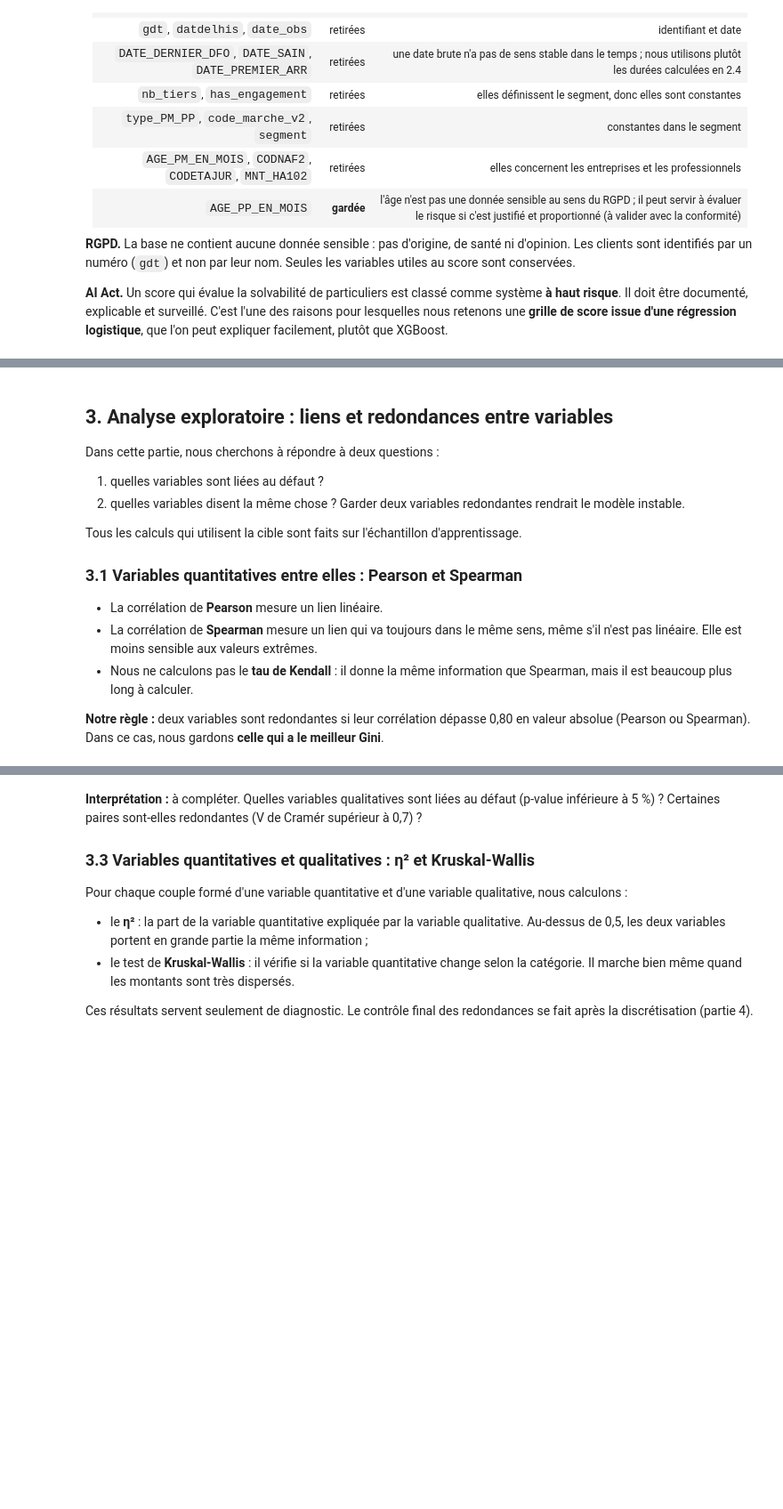
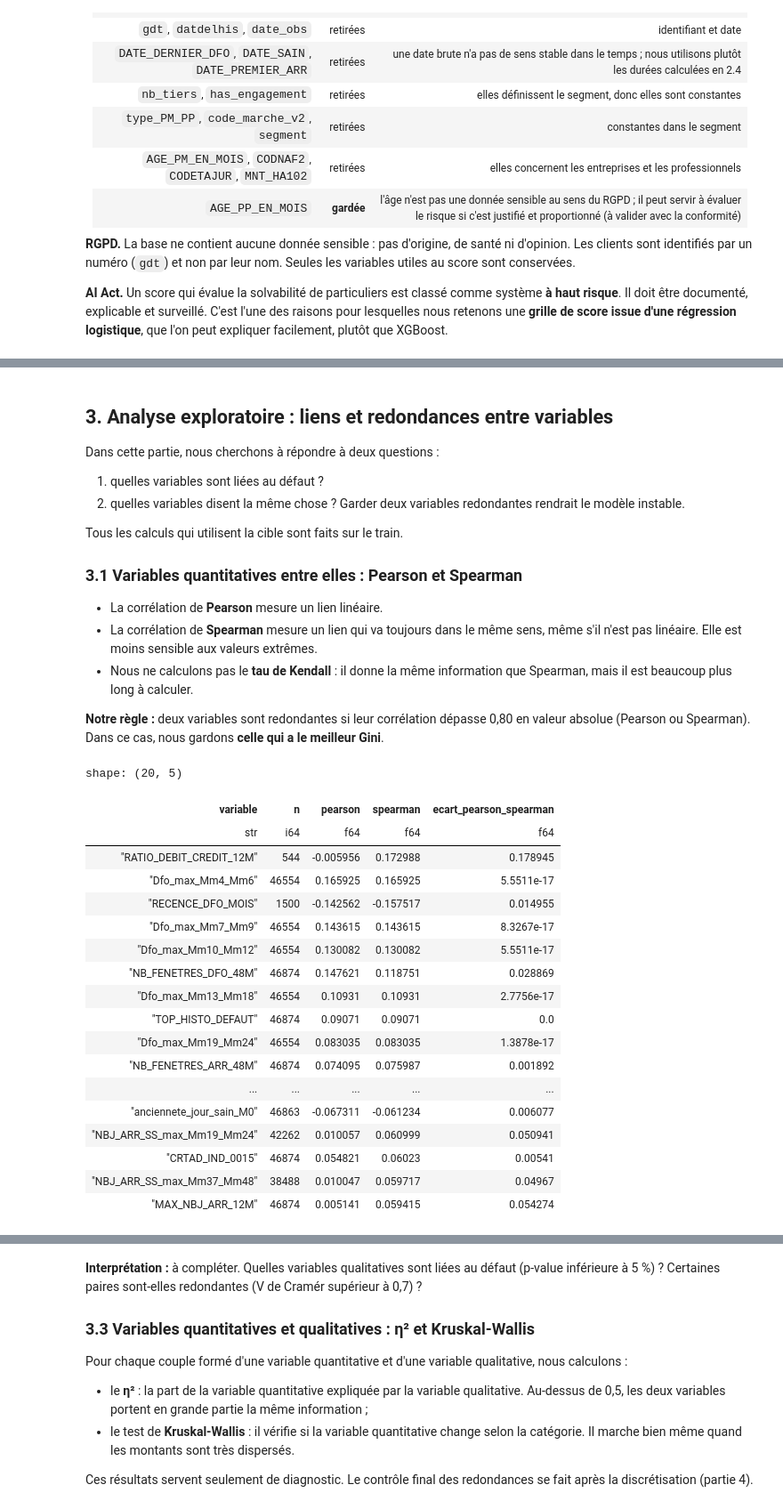
Before and after one commit to fulfam97/Projet-scoring, a Jupyter notebook: Analyse_Mono_Sans_Engagement_decoupe.ipynb, the cells around one changed output, grey strips where cells are left out. Shown at 89% size. Drawn from its saved outputs; the diff is of its cells as text; code cells hidden in the pictures; blank space fills up the shorter version.

Commit message:
Mise à jour du notebook Analyse_Mono_Sans_Engagement_decoupe et suppression de Analyse_Mono_Sans_Engagement
Co-Authored-By: Claude Opus 5.5 <noreply@anthropic.com>

```diff
--- a/Analyse_Mono_Sans_Engagement_decoupe.ipynb
+++ b/Analyse_Mono_Sans_Engagement_decoupe.ipynb
@@ -561,7 +665,7 @@ DATES_ABSOLUES = {"DATE_DERNIER_DFO", "DATE_SAIN", "DATE_PREMIER_ARR"}
 base_interaction = [c for c in quanti_brutes if c not in EXCLUES_MANQUANTS | EXCLUES_CONSTANTES | DATES_ABSOLUES]
 base_interaction += [c for c in NOUVELLES_FEATURES if train.schema[c].is_numeric()]
 
-gini_interaction = fe.gini_univarie(fit, base_interaction, TARGET).filter(pl.col("n_classes") > 2)
+gini_interaction = fe.gini_univarie(train, base_interaction, TARGET).filter(pl.col("n_classes") > 2)
 top_interaction = gini_interaction["variable"].head(NB_VARIABLES_INTERACTION).to_list()
 paires = list(combinations(top_interaction, 2))[:NB_INTERACTIONS]
 
@@ -569,23 +675,23 @@ print("Variables utilisées pour les croisements :", top_interaction)
 # %%
-# Un arbre par paire : ajusté sur l'apprentissage, puis appliqué au train et au test
+# Un arbre par paire : ajusté sur le train, puis appliqué au train et au test
 INTERACTIONS = {}
+ARBRES = {}
 
 for k, paire in enumerate(paires, start=1):
     nom = f"INTER_{k}"
-    arbre = fe.ajuster_interaction_arbre(fit, list(paire), TARGET,
+    arbre = fe.ajuster_interaction_arbre(train, list(paire), TARGET,
                                          profondeur=PROFONDEUR_INTERACTION, min_part_feuille=PART_MIN)
     train = fe.appliquer_interaction_arbre(train, arbre, list(paire), nom)
     test = fe.appliquer_interaction_arbre(test, arbre, list(paire), nom)
     INTERACTIONS[nom] = paire
+    ARBRES[nom] = arbre
     NOUVELLES_FEATURES.append(nom)
-
-fit, val = sous_echantillons(train)
 # %%
 # Taux de défaut dans chaque feuille des arbres
 for nom, paire in INTERACTIONS.items():
     print(f"{nom} = croisement de {paire}")
     display(
-        fit.group_by(nom)
+        train.group_by(nom)
         .agg(n=pl.len(), n_defauts=pl.col(TARGET).sum(), taux=pl.col(TARGET).mean())
         .sort("taux")
     )
@@ -637,6 +883,8 @@ for c in EXCLUES_MANQUANTS:
     EXCLUSIONS[c] = "manquante dans 90 % des cas ou plus"
 for c in EXCLUES_CONSTANTES:
     EXCLUSIONS[c] = "quasi constante"
+for c in EXCLUES_FAUSSES_INTER:
+    EXCLUSIONS[c] = "croisement sur une seule variable"
 for c, motif in EXCLUES_25.items():
     if c in train.columns:
         EXCLUSIONS[c] = motif
@@ -658,7 +925,7 @@ Dans cette partie, nous cherchons à répondre à deux questions :
 1. quelles variables sont liées au défaut ?
 2. quelles variables disent la même chose ? Garder deux variables redondantes rendrait le modèle instable.
 
-Tous les calculs qui utilisent la cible sont faits sur l'échantillon d'apprentissage.
+Tous les calculs qui utilisent la cible sont faits sur le train.
 
 ### 3.1 Variables quantitatives entre elles : Pearson et Spearman
 
@@ -670,24 +937,44 @@ Tous les calculs qui utilisent la cible sont faits sur l'échantillon d'apprenti
 # %%
 # Lien de chaque variable quantitative avec le défaut
 lignes = []
 for v in CANDIDATS_QUANTI:
-    t = fit.select(pl.col(v).cast(pl.Float64), pl.col(TARGET)).drop_nulls()
+    t = train.select(pl.col(v).cast(pl.Float64), pl.col(TARGET)).drop_nulls()
     if t.height < 30 or t[v].n_unique() < 2 or t[TARGET].n_unique() < 2:
         continue
     x = t[v].to_numpy()
     y = t[TARGET].to_numpy()
     lignes.append({
         "variable": v,
         "n": t.height,
         "pearson": stats.pearsonr(x, y)[0],
         "spearman": stats.spearmanr(x, y)[0],
     })
 
 liaison_cible = (
     pl.DataFrame(lignes)
     .with_columns(ecart_pearson_spearman=(pl.col("pearson") - pl.col("spearman")).abs())
     .sort(pl.col("spearman").abs(), descending=True)
 )
 display(liaison_cible.head(20))
+# %% [output]
+shape: (20, 5)
+| variable | n | pearson | spearman | ecart_pearson_spearman |
+| str | i64 | f64 | f64 | f64 |
+| "RATIO_DEBIT_CREDIT_12M" | 544 | -0.005956 | 0.172988 | 0.178945 |
+| "Dfo_max_Mm4_Mm6" | 46554 | 0.165925 | 0.165925 | 5.5511e-17 |
+| "RECENCE_DFO_MOIS" | 1500 | -0.142562 | -0.157517 | 0.014955 |
+| "Dfo_max_Mm7_Mm9" | 46554 | 0.143615 | 0.143615 | 8.3267e-17 |
+| "Dfo_max_Mm10_Mm12" | 46554 | 0.130082 | 0.130082 | 5.5511e-17 |
+| "NB_FENETRES_DFO_48M" | 46874 | 0.147621 | 0.118751 | 0.028869 |
+| "Dfo_max_Mm13_Mm18" | 46554 | 0.10931 | 0.10931 | 2.7756e-17 |
+| "TOP_HISTO_DEFAUT" | 46874 | 0.09071 | 0.09071 | 0.0 |
+| "Dfo_max_Mm19_Mm24" | 46554 | 0.083035 | 0.083035 | 1.3878e-17 |
+| "NB_FENETRES_ARR_48M" | 46874 | 0.074095 | 0.075987 | 0.001892 |
+| ... | ... | ... | ... | ... |
+| "anciennete_jour_sain_M0" | 46863 | -0.067311 | -0.061234 | 0.006077 |
+| "NBJ_ARR_SS_max_Mm19_Mm24" | 42262 | 0.010057 | 0.060999 | 0.050941 |
+| "CRTAD_IND_0015" | 46874 | 0.054821 | 0.06023 | 0.00541 |
+| "NBJ_ARR_SS_max_Mm37_Mm48" | 38488 | 0.010047 | 0.059717 | 0.04967 |
+| "MAX_NBJ_ARR_12M" | 46874 | 0.005141 | 0.059415 | 0.054274 |
 # %%
 # Paires de variables trop corrélées selon Spearman
```
Also changed, not shown: parts of 96 cells of this notebook, 1 other file.
